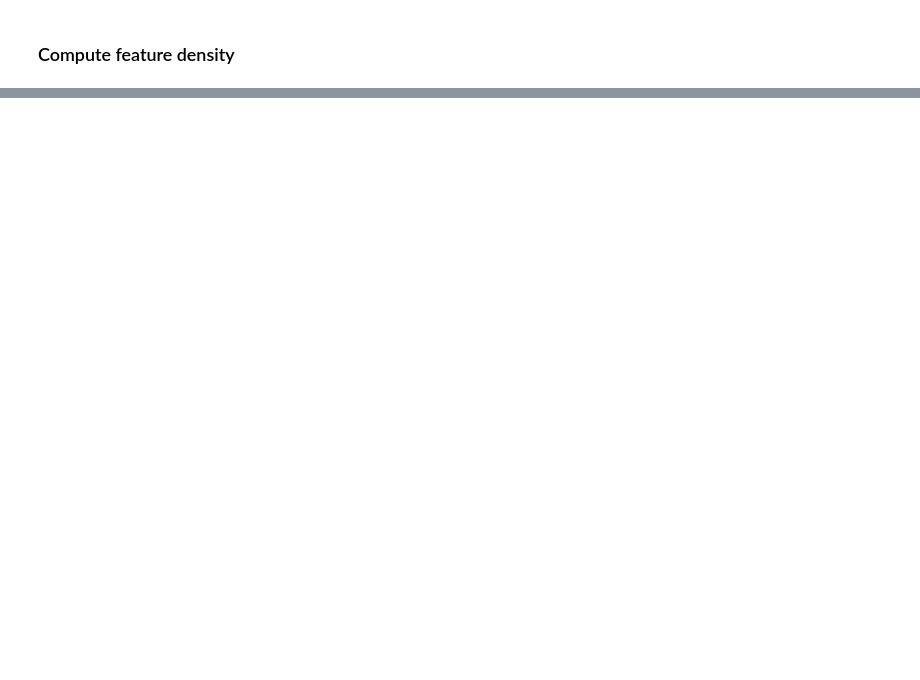
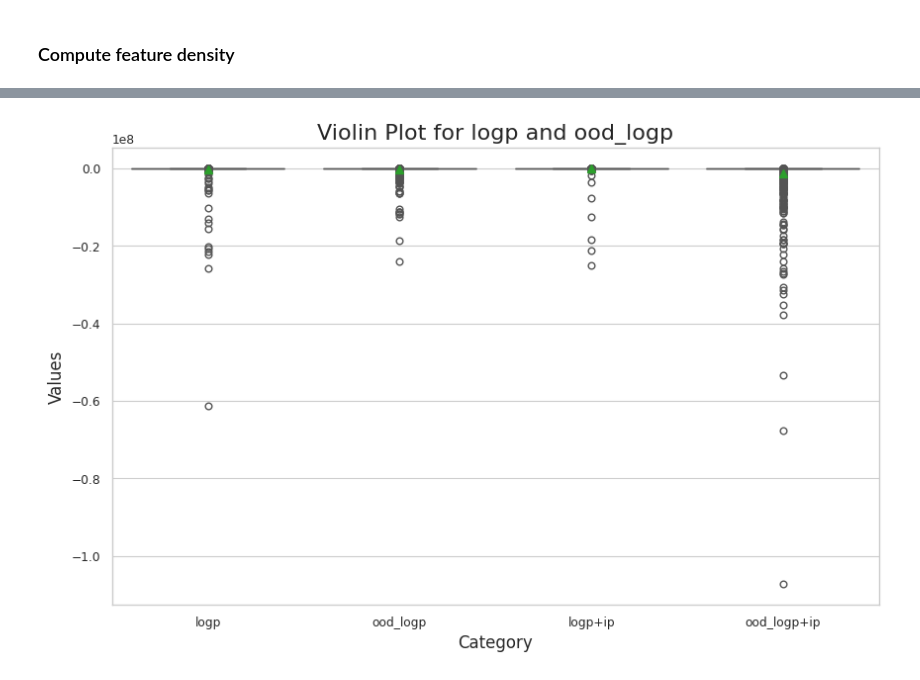
Before and after one commit to buyizhiyou/YYM, a Jupyter notebook: dum/notebooks/statistics_analyse_uncertainty.ipynb, the cells around one changed output, grey strips where cells are left out. Saved outputs shown, nothing was run; the diff lists cells and outputs as text; code cells hidden in the pictures; blank space fills up the shorter version.

```diff
--- a/dum/notebooks/statistics_analyse_uncertainty.ipynb
+++ b/dum/notebooks/statistics_analyse_uncertainty.ipynb
@@ -323,0 +323,21 @@ plt.savefig(f'pngs/{model}/logdensity_hist_purturbation.png', bbox_inches='tight
+# %%
+data = {
+    "Values": np.concatenate([logp.cpu().numpy(),  ood_logp.cpu().numpy(),logp2.cpu().numpy(),ood_logp2.cpu().numpy()]),
+    "Category": np.repeat(['logp', 'ood_logp', 'logp+ip', 'ood_logp+ip'],1000)
+}
+df = pd.DataFrame(data)
+
+# 绘制小提琴图
+plt.figure(figsize=(10, 6))
+# sns.violinplot(x='Category', y='Values', hue='Category', data=df, palette='muted', inner='quartile', legend=False)
+sns.boxplot(x='Category', y='Values', hue='Category',data=df, palette='muted',showmeans=True,)
+
+# 添加标题和标签
+plt.title('Violin Plot for logp and ood_logp', fontsize=16)
+plt.xlabel('Category', fontsize=12)
+plt.ylabel('Values', fontsize=12)
+
+# 显示图表
+plt.show()
+# %% [output]
+[figure, added]
```
Also changed, not shown: parts of 16 cells of this notebook, 12 other files.
